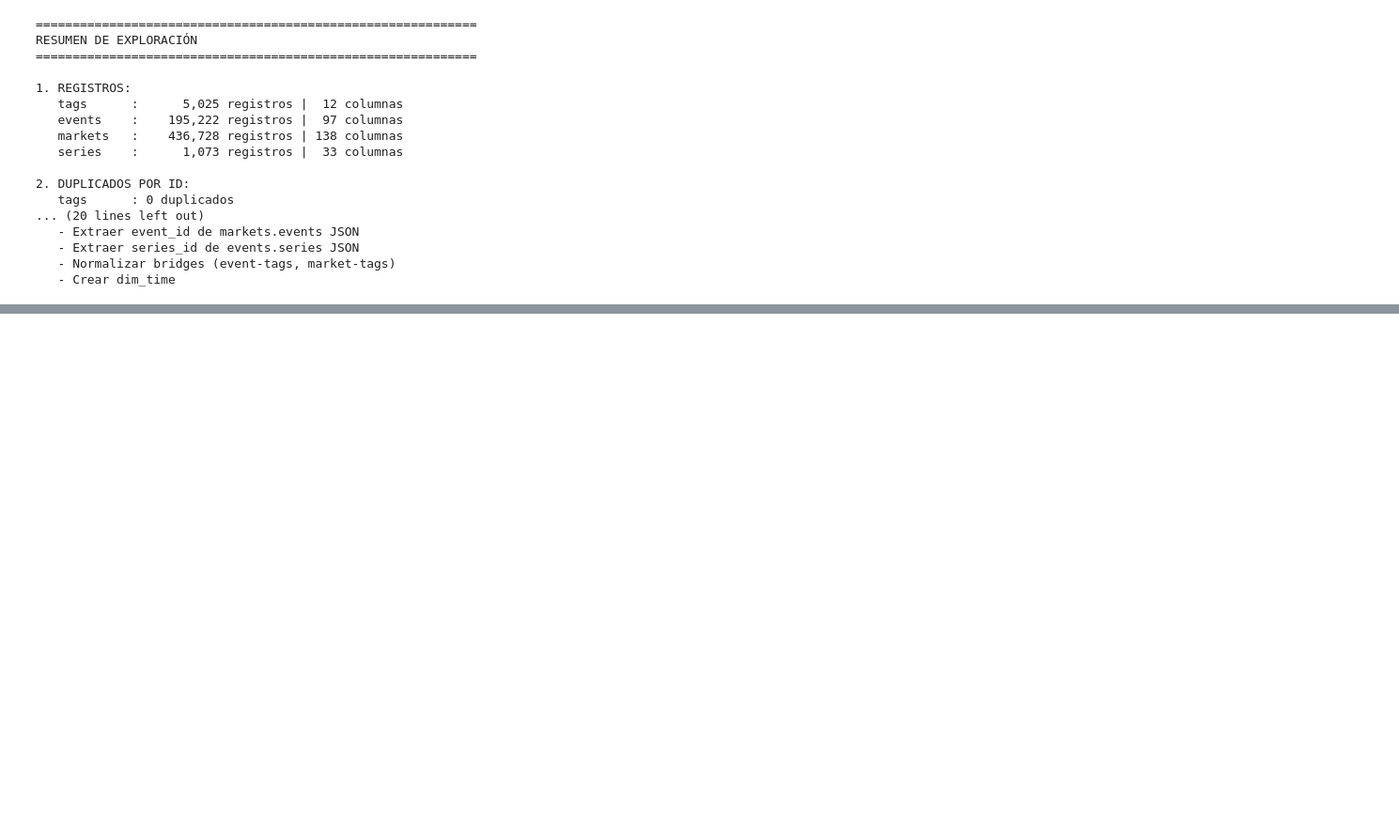
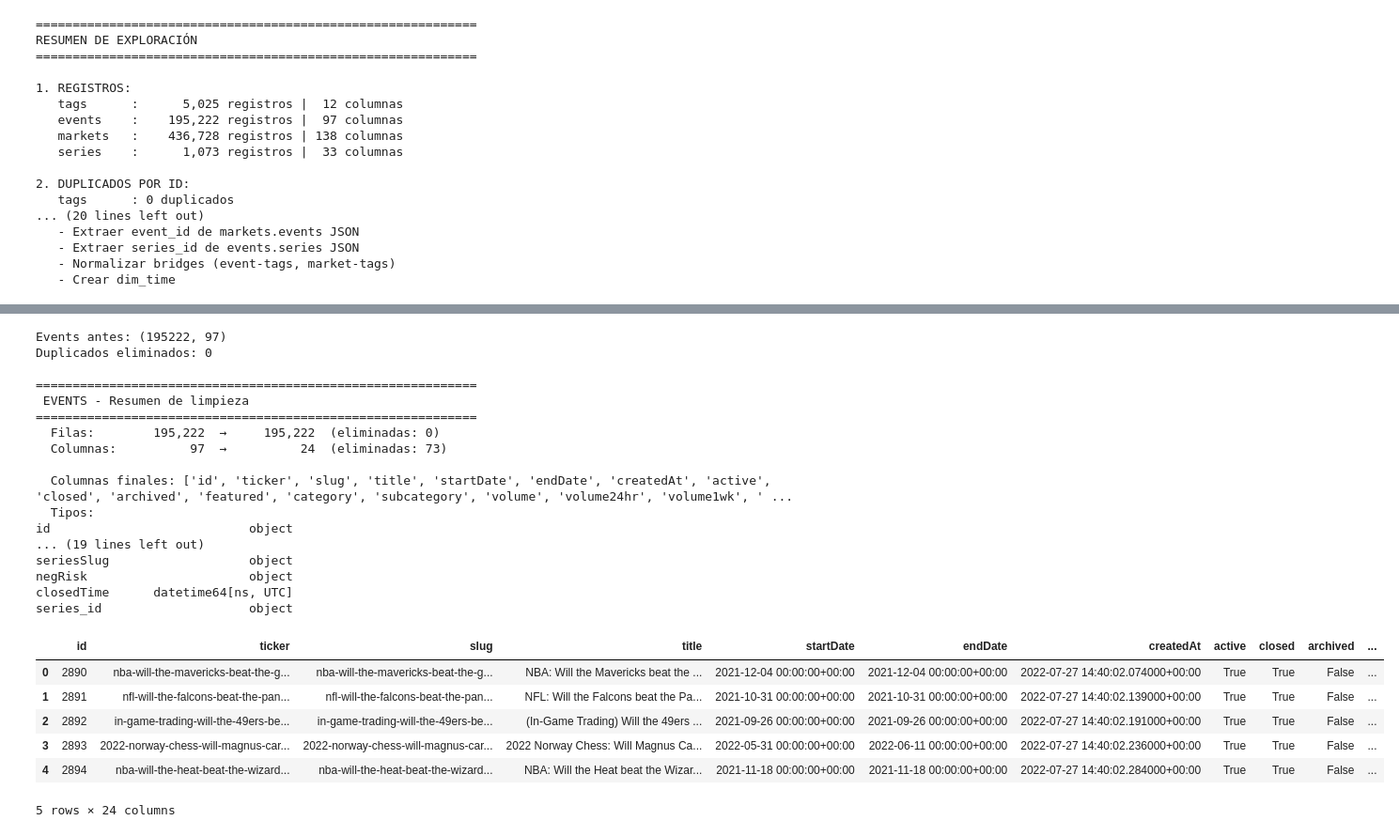
Before and after one commit to PolBallarin/ra2_polballarin, a Jupyter notebook: polymarket_etl.ipynb, the cells around one changed output, grey strips where cells are left out. Shown at 94% size. Cells and saved outputs as stored; diff of their text form; code cells hidden in the pictures; blank space fills up the shorter version.

```diff
--- a/polymarket_etl.ipynb
+++ b/polymarket_etl.ipynb
@@ -1171,0 +1413,67 @@ RESUMEN DE EXPLORACIÓN
+# %%
+events_raw = df_events.copy()
+print(f"Events antes: {events_raw.shape}")
+
+# 1. Normalizar nulos
+events_clean = normalize_nulls(events_raw)
+
+# 2. Eliminar duplicados por id
+events_clean = events_clean.drop_duplicates(subset=['id'])
+events_clean = events_clean.dropna(subset=['id'])
+print(f"Duplicados eliminados: {len(events_raw) - len(events_clean)}")
+
+# 3. Columnas a mantener (el resto se elimina)
+events_keep = [
+    'id', 'ticker', 'slug', 'title', 'startDate', 'endDate', 'createdAt',
+    'active', 'closed', 'archived', 'featured', 'category', 'subcategory',
+    'volume', 'volume24hr', 'volume1wk', 'volume1mo', 'liquidity',
+    'openInterest', 'commentCount', 'seriesSlug', 'negRisk', 'closedTime'
+]
+events_clean = events_clean[[c for c in events_keep if c in events_clean.columns]]
+
+# 4. Anadir series_id extraido
+events_clean = events_clean.merge(
+    df_event_series[['event_id', 'series_id']],
+    left_on='id', right_on='event_id', how='left'
+).drop(columns=['event_id'])
+
+# 5. Convertir tipos
+for col in ['active', 'closed', 'archived', 'featured', 'negRisk']:
+    if col in events_clean.columns:
+        events_clean[col] = to_bool(events_clean[col])
+
+for col in ['volume', 'volume24hr', 'volume1wk', 'volume1mo', 'liquidity', 'openInterest', 'commentCount']:
+    if col in events_clean.columns:
+        events_clean[col] = to_float(events_clean[col])
+
+for col in ['startDate', 'endDate', 'createdAt', 'closedTime']:
+    if col in events_clean.columns:
+        events_clean[col] = to_timestamp(events_clean[col])
+
+clean_report("Events", events_raw, events_clean)
+events_clean.head()
+# %% [output]
+Events antes: (195222, 97)
+Duplicados eliminados: 0
+
+============================================================
+ EVENTS - Resumen de limpieza
+============================================================
+  Filas:        195,222  →     195,222  (eliminadas: 0)
+  Columnas:          97  →          24  (eliminadas: 73)
+
+  Columnas finales: ['id', 'ticker', 'slug', 'title', 'startDate', 'endDate', 'createdAt', 'active', 'closed', 'archived', 'featured', 'category', 'subcategory', 'volume', 'volume24hr', 'volume1wk', ' ...
+  Tipos:
+id                           object
+... (19 lines left out)
+seriesSlug                   object
+negRisk                      object
+closedTime      datetime64[ns, UTC]
+series_id                    object
+|  | id | ticker | slug | title | startDate | endDate | createdAt | active | closed | archived | ... |
+| 0 | 2890 | nba-will-the-mavericks-beat-the-g... | nba-will-the-mavericks-beat-the-g... | NBA: Will the Mavericks beat the ... | 2021-12-04 00:00:00+00:00 | 2021-12-04 00:00:00+00:00 | 2022-07-27 14:40:02.074000+00:00 | True | True | False | ... |
+| 1 | 2891 | nfl-will-the-falcons-beat-the-pan... | nfl-will-the-falcons-beat-the-pan... | NFL: Will the Falcons beat the Pa... | 2021-10-31 00:00:00+00:00 | 2021-10-31 00:00:00+00:00 | 2022-07-27 14:40:02.139000+00:00 | True | True | False | ... |
+| 2 | 2892 | in-game-trading-will-the-49ers-be... | in-game-trading-will-the-49ers-be... | (In-Game Trading) Will the 49ers ... | 2021-09-26 00:00:00+00:00 | 2021-09-26 00:00:00+00:00 | 2022-07-27 14:40:02.191000+00:00 | True | True | False | ... |
+| 3 | 2893 | 2022-norway-chess-will-magnus-car... | 2022-norway-chess-will-magnus-car... | 2022 Norway Chess: Will Magnus Ca... | 2022-05-31 00:00:00+00:00 | 2022-06-11 00:00:00+00:00 | 2022-07-27 14:40:02.236000+00:00 | True | True | False | ... |
+| 4 | 2894 | nba-will-the-heat-beat-the-wizard... | nba-will-the-heat-beat-the-wizard... | NBA: Will the Heat beat the Wizar... | 2021-11-18 00:00:00+00:00 | 2021-11-18 00:00:00+00:00 | 2022-07-27 14:40:02.284000+00:00 | True | True | False | ... |
+5 rows × 24 columns
```
Also changed, not shown: parts of 30 cells of this notebook.
